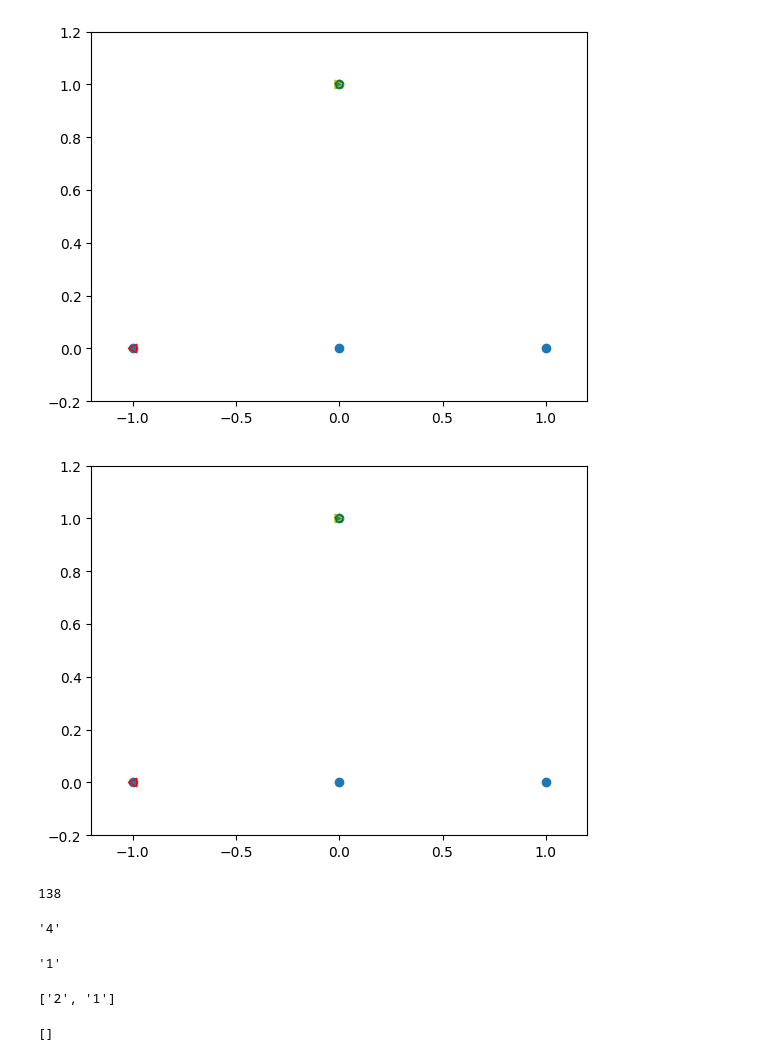
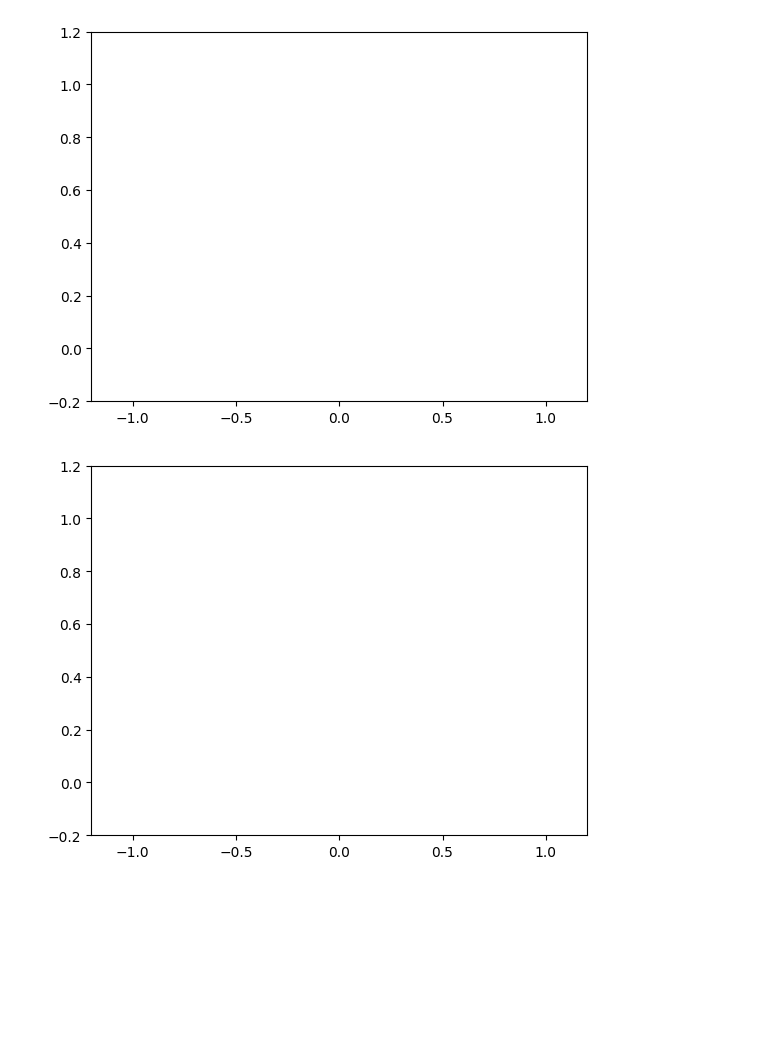
Before and after one commit to dbugajny/Simulating-Taxi-Services, a Jupyter notebook: test.ipynb, the cells around one changed output. Drawn from its saved outputs; the diff is of its cells as text; code cells hidden in the pictures; blank space fills up the shorter version.

```diff
--- a/test.ipynb
+++ b/test.ipynb
@@ -191,35 +264,15 @@ for _ in range(100):
 markers = ["<", ">", "p", "h"]
 colors = ["r", "y", "g"]
 # %%
-for _ in range(2):
-    plt.scatter(*zip(*vertex_coordinates.values()))
-    for m, t, c in zip(markers, ts.taxis, colors):
-        plt.scatter(*zip(*[vertex_coordinates[ts.taxis[t].current_vertex]]), marker=m, facecolors='none', edgecolors=c)
-    plt.xlim([-1.2, 1.2])
-    plt.ylim([-0.2, 1.2])
-    plt.show()
-
-    ts.make_step()
+# for _ in range(2):
+#     plt.scatter(*zip(*vertex_coordinates.values()))
+#     for m, t, c in zip(markers, ts.taxis, colors):
+#         plt.scatter(*zip(*[vertex_coordinates[ts.taxis[t].current_vertex]]), marker=m, facecolors='none', edgecolors=c)
+#     plt.xlim([-1.2, 1.2])
+#     plt.ylim([-0.2, 1.2])
+#     plt.show()
+#
+#     ts.make_step()
 # %% [output]
-[figure, old version]
+[figure, new version]
-[figure, old version]
+[figure, new version]
-# %%
-ts.taxis["11111"].total_income
-# %% [output]
-138
-# %%
-ts.customers[1].current_vertex
-# %% [output]
-'4'
-# %%
-ts.customers[1].destination_vertex
-# %% [output]
-'1'
-# %%
-ts.customers[1].destination_path
-# %% [output]
-['2', '1']
-# %%
-ts.customers[0].pickup_path
-# %% [output]
-[]
```
Also changed, not shown: parts of 10 cells of this notebook.
